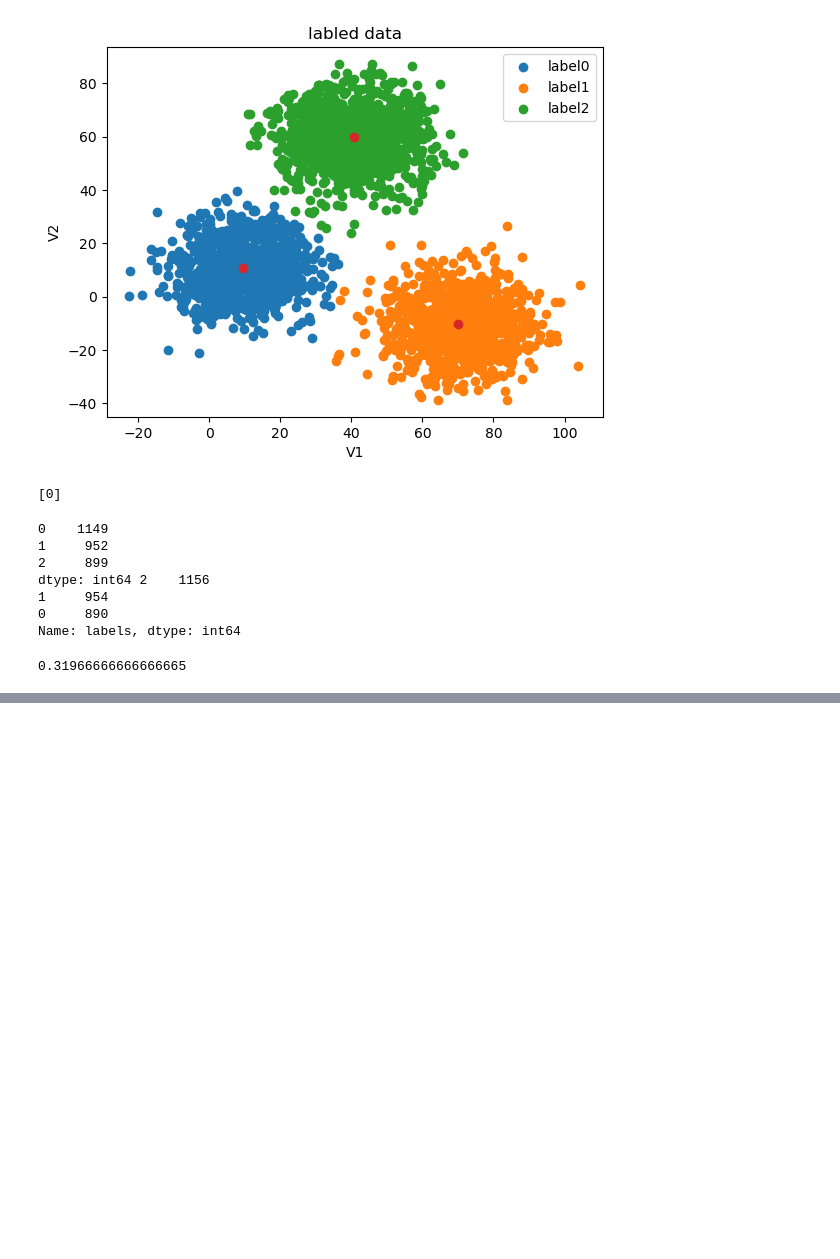
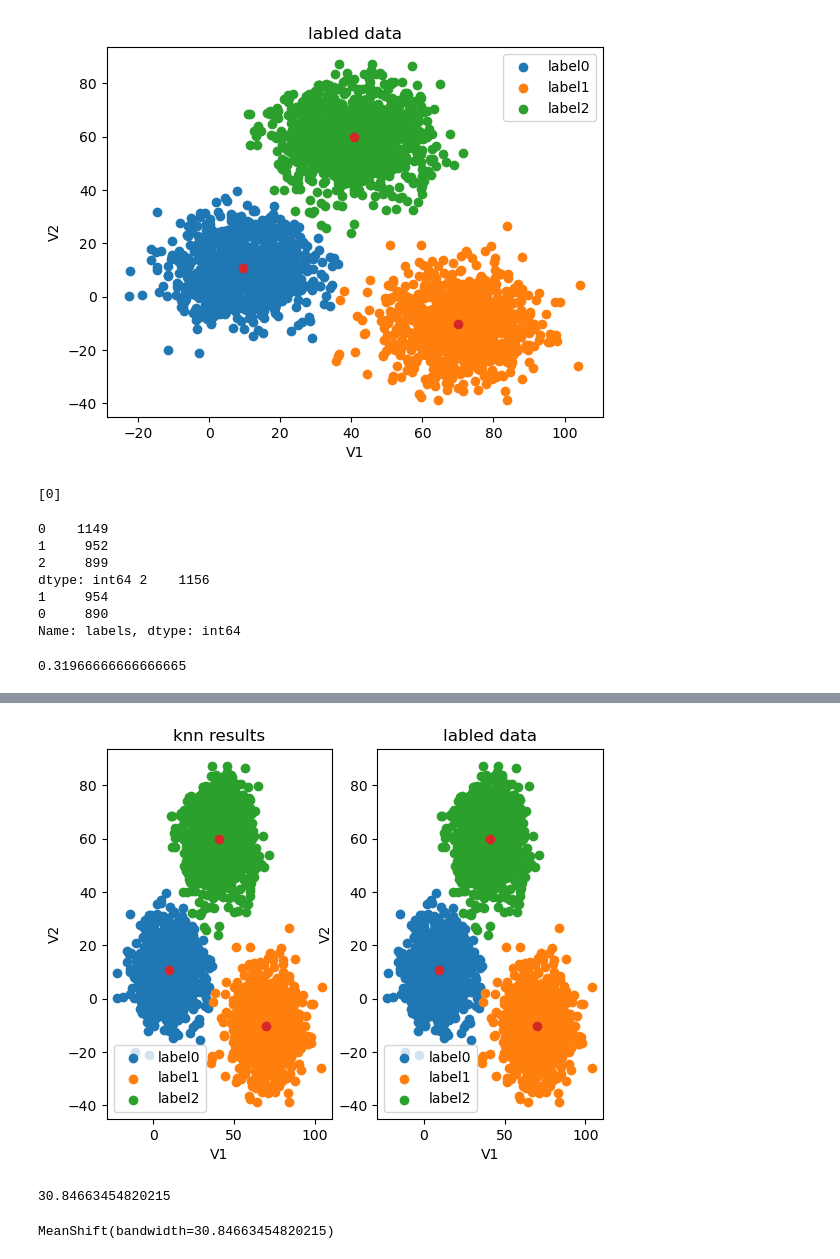
Before and after one commit to jarry-creat/machine_Learning, a Jupyter notebook: 聚类算法/demo.ipynb, the cells around one changed output, grey strips where cells are left out. Drawn from its saved outputs; the diff is of its cells as text; code cells hidden in the pictures; blank space fills up the shorter version.

```diff
--- a/聚类算法/demo.ipynb
+++ b/聚类算法/demo.ipynb
@@ -107,0 +211,5 @@ print(accuracy)
+# %%
+#establish a KNN model
+from sklearn.neighbors import KNeighborsClassifier
+KNN = KNeighborsClassifier(n_neighbors=3)
+KNN.fit(X,y)
@@ -107,0 +218,6 @@ print(accuracy)
+# %%
+#predict based on the test data V1=80, V2=60
+y_predict_knn_test = KNN.predict([[80,60]])
+y_predict_knn = KNN.predict(X)
+print(y_predict_knn_test)
+print('knn accuracy:',accuracy_score(y,y_predict_knn))
@@ -107,0 +237,39 @@ print(accuracy)
+# %%
+fig6 = plt.subplot(121)
+label0 = plt.scatter(X.loc[:,'V1'][y_predict_knn==0],X.loc[:,'V2'][y_predict_knn==0])
+label1 = plt.scatter(X.loc[:,'V1'][y_predict_knn==1],X.loc[:,'V2'][y_predict_knn==1])
+label2 = plt.scatter(X.loc[:,'V1'][y_predict_knn==2],X.loc[:,'V2'][y_predict_knn==2])
+
+plt.title("knn results")
+plt.xlabel('V1')
+plt.ylabel('V2')
+plt.legend((label0,label1,label2),('label0','label1','label2'))
+plt.scatter(centers[:,0],centers[:,1])
+
+fig7 = plt.subplot(122)
+label0 = plt.scatter(X.loc[:,'V1'][y==0],X.loc[:,'V2'][y==0])
+label1 = plt.scatter(X.loc[:,'V1'][y==1],X.loc[:,'V2'][y==1])
+label2 = plt.scatter(X.loc[:,'V1'][y==2],X.loc[:,'V2'][y==2])
+
+plt.title("labled data")
+plt.xlabel('V1')
+plt.ylabel('V2')
+plt.legend((label0,label1,label2),('label0','label1','label2'))
+plt.scatter(centers[:,0],centers[:,1])
+plt.show()
+# %% [output]
+[figure, added]
+# %%
+#try meanshift model
+from sklearn.cluster import MeanShift,estimate_bandwidth
+#obtain the bandwidth
+bw = estimate_bandwidth(X,n_samples=500)
+print(bw)
+# %% [output]
+30.84663454820215
+# %%
+#establish the meanshift model-un-supervised model
+ms = MeanShift(bandwidth=bw)
+ms.fit(X)
+# %% [output]
+MeanShift(bandwidth=30.84663454820215)
```
Also changed, not shown: parts of 19 cells of this notebook.
